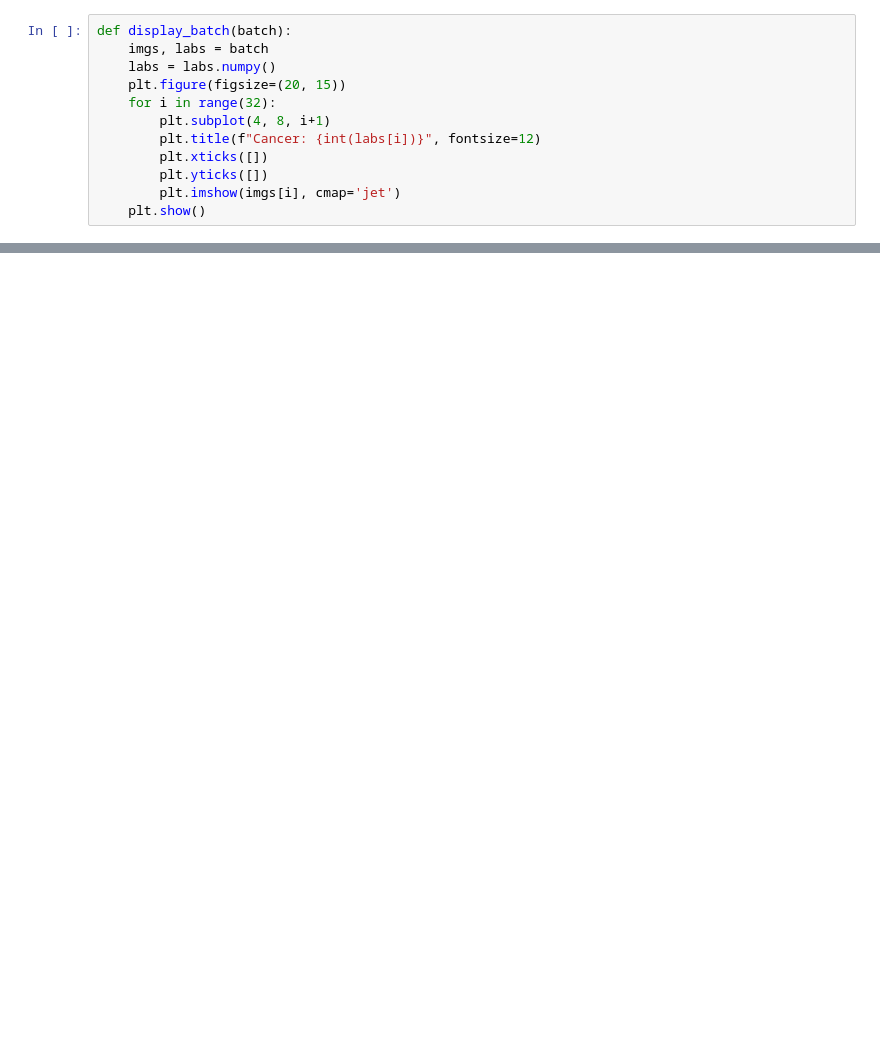
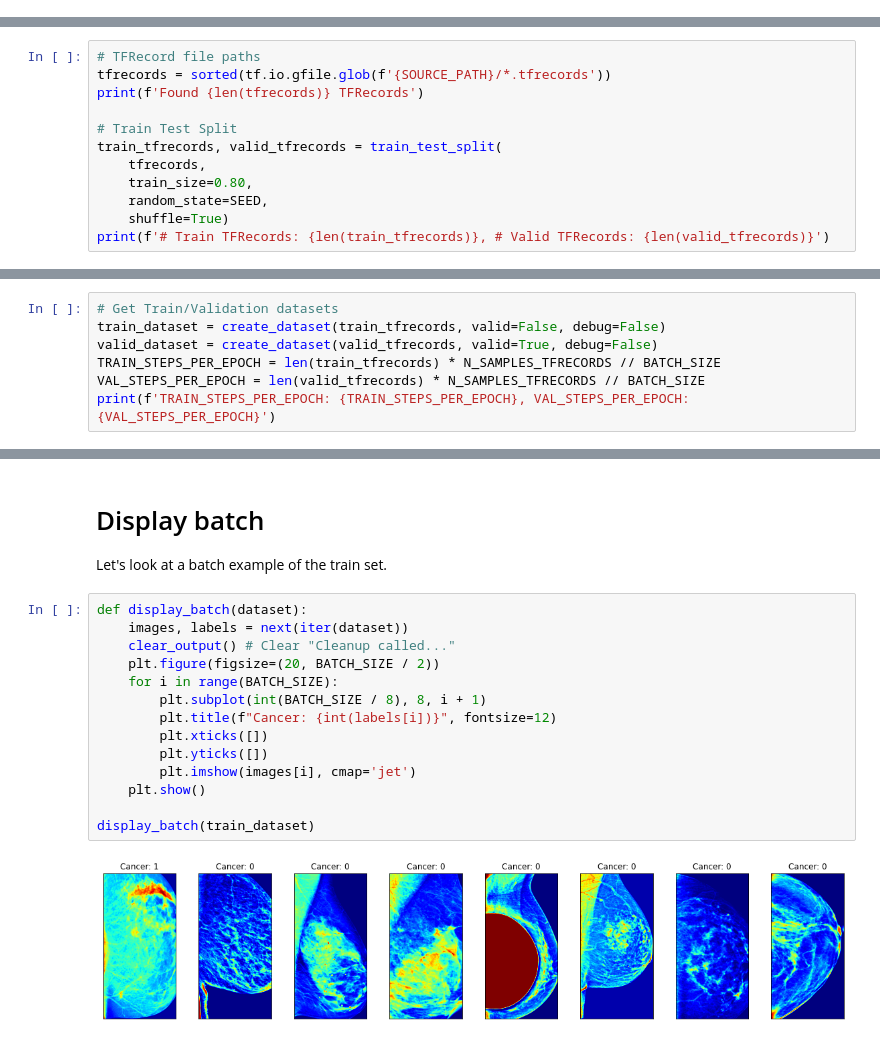
Before and after one commit to Paul-Bacher/RSNA-Screening-Mammography-Breast-Cancer-Detection, a Jupyter notebook: keras-baseline-model-rsna-breast-cancer.ipynb, the cells around one changed output, grey strips where cells are left out. Drawn from its saved outputs; the diff is of its cells as text; blank space fills up the shorter version.

```diff
--- a/keras-baseline-model-rsna-breast-cancer.ipynb
+++ b/keras-baseline-model-rsna-breast-cancer.ipynb
@@ -284,12 +0,0 @@ clear_output()
-# %%
-def display_batch(batch):
-    imgs, labs = batch
-    labs = labs.numpy()
-    plt.figure(figsize=(20, 15))
-    for i in range(32):
-        plt.subplot(4, 8, i+1)
-        plt.title(f"Cancer: {int(labs[i])}", fontsize=12)
-        plt.xticks([])
-        plt.yticks([])
-        plt.imshow(imgs[i], cmap='jet')
-    plt.show()
@@ -365,0 +190,12 @@ metrics = [pFBeta(),
+# %%
+# TFRecord file paths
+tfrecords = sorted(tf.io.gfile.glob(f'{SOURCE_PATH}/*.tfrecords'))
+print(f'Found {len(tfrecords)} TFRecords')
+
+# Train Test Split
+train_tfrecords, valid_tfrecords = train_test_split(
+    tfrecords,
+    train_size=0.80,
+    random_state=SEED,
+    shuffle=True)
+print(f'# Train TFRecords: {len(train_tfrecords)}, # Valid TFRecords: {len(valid_tfrecords)}')
@@ -365,0 +282,7 @@ metrics = [pFBeta(),
+# %%
+# Get Train/Validation datasets
+train_dataset = create_dataset(train_tfrecords, valid=False, debug=False)
+valid_dataset = create_dataset(valid_tfrecords, valid=True, debug=False)
+TRAIN_STEPS_PER_EPOCH = len(train_tfrecords) * N_SAMPLES_TFRECORDS // BATCH_SIZE
+VAL_STEPS_PER_EPOCH = len(valid_tfrecords) * N_SAMPLES_TFRECORDS // BATCH_SIZE
+print(f'TRAIN_STEPS_PER_EPOCH: {TRAIN_STEPS_PER_EPOCH}, VAL_STEPS_PER_EPOCH: {VAL_STEPS_PER_EPOCH}')
@@ -365,0 +308,19 @@ metrics = [pFBeta(),
+# %% [markdown]
+# Display batch
+Let's look at a batch example of the train set.
+# %%
+def display_batch(dataset):
+    images, labels = next(iter(dataset))
+    clear_output() # Clear "Cleanup called..."
+    plt.figure(figsize=(20, BATCH_SIZE / 2))
+    for i in range(BATCH_SIZE):
+        plt.subplot(int(BATCH_SIZE / 8), 8, i + 1)
+        plt.title(f"Cancer: {int(labels[i])}", fontsize=12)
+        plt.xticks([])
+        plt.yticks([])
+        plt.imshow(images[i], cmap='jet')
+    plt.show()
+
+display_batch(train_dataset)
+# %% [output]
+[figure, added]
```
Also changed, not shown: parts of 82 cells of this notebook.
